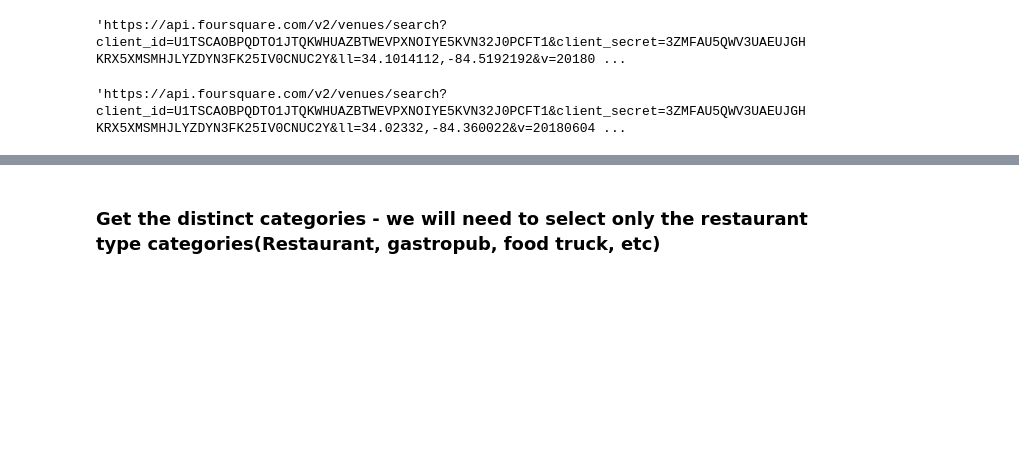
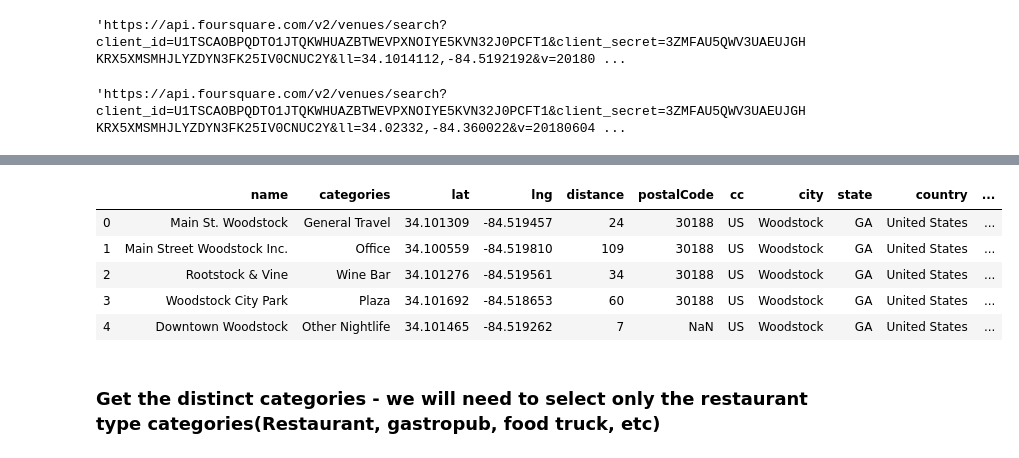
Before and after one commit to kmjacox/Coursera_Capstone, a Jupyter notebook: Index.ipynb, the cells around one changed output, grey strips where cells are left out. Saved outputs shown, nothing was run; the diff lists cells and outputs as text; code cells hidden in the pictures; blank space fills up the shorter version.

```diff
--- a/Index.ipynb
+++ b/Index.ipynb
@@ -235,2 +216,12 @@ wdataframe_filtered
+# %%
+wdataframe_filtered=wdataframe_filtered.drop(['labeledLatLngs','formattedAddress'], axis=1)
+wdataframe_filtered.head()
+# %% [output]
+|  | name | categories | lat | lng | distance | postalCode | cc | city | state | country | ... |
+| 0 | Main St. Woodstock | General Travel | 34.101309 | -84.519457 | 24 | 30188 | US | Woodstock | GA | United States | ... |
+| 1 | Main Street Woodstock Inc. | Office | 34.100559 | -84.519810 | 109 | 30188 | US | Woodstock | GA | United States | ... |
+| 2 | Rootstock & Vine | Wine Bar | 34.101276 | -84.519561 | 34 | 30188 | US | Woodstock | GA | United States | ... |
+| 3 | Woodstock City Park | Plaza | 34.101692 | -84.518653 | 60 | 30188 | US | Woodstock | GA | United States | ... |
+| 4 | Downtown Woodstock | Other Nightlife | 34.101465 | -84.519262 | 7 | NaN | US | Woodstock | GA | United States | ... |
 # %% [markdown]
 ### Get the distinct categories - we will need to select only the restaurant type categories(Restaurant, gastropub, food truck, etc)
```
Also changed, not shown: parts of 12 cells of this notebook.
